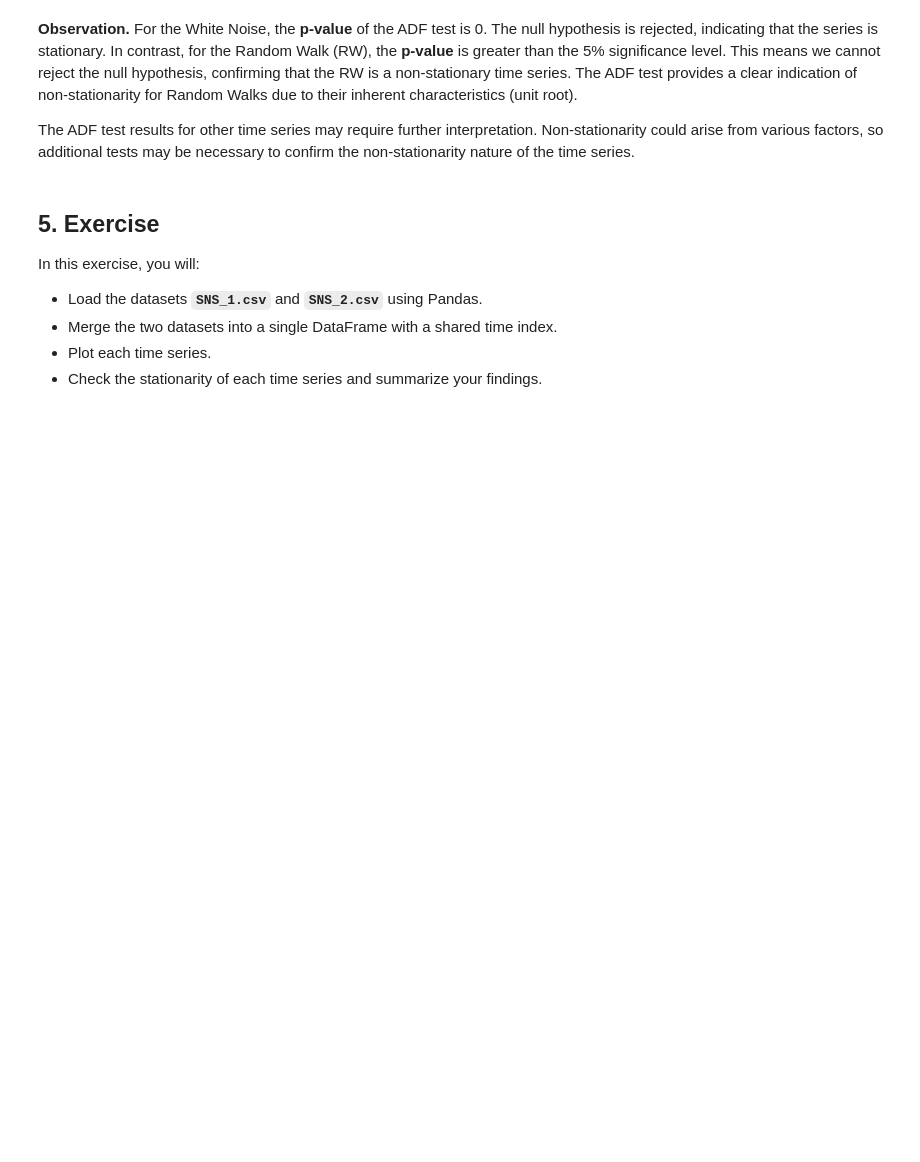
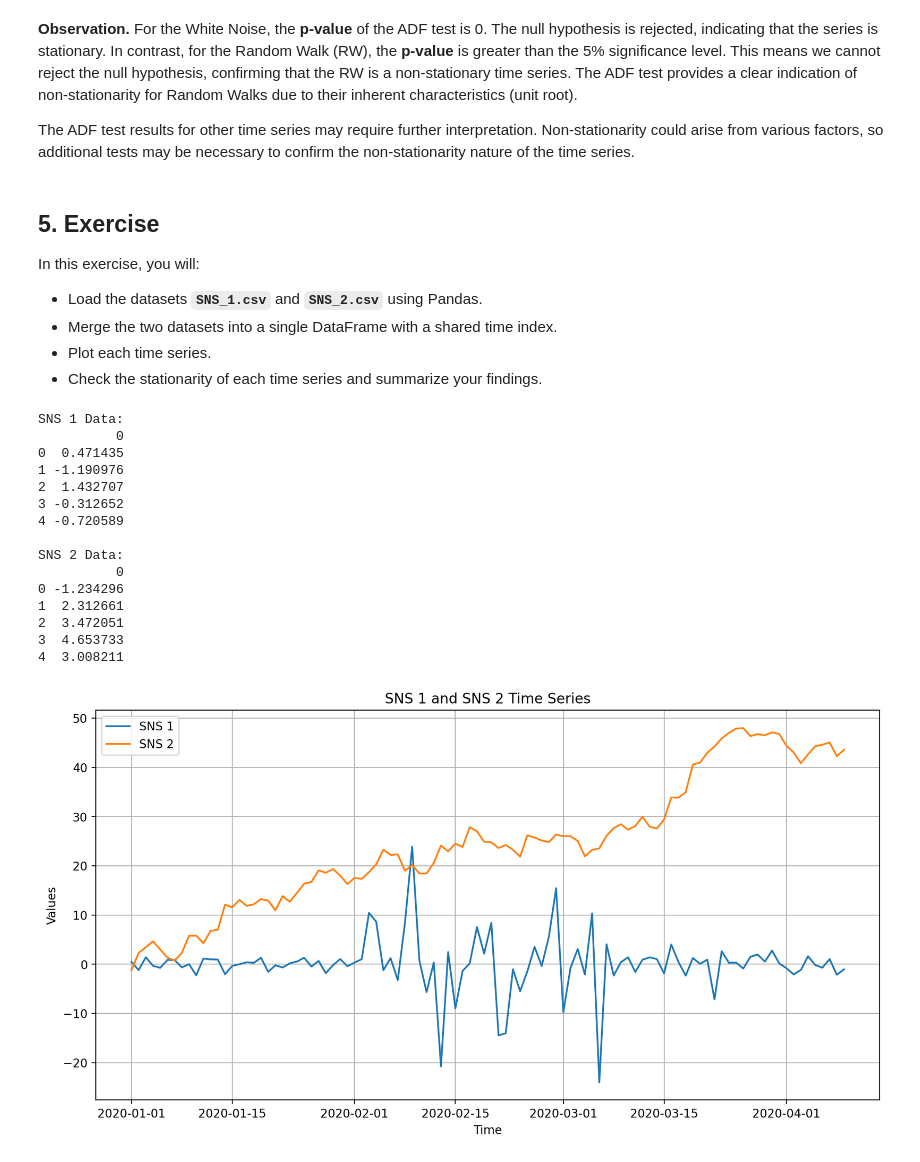
Before and after one commit to fuzoh/2025_AnSeqDa, a Jupyter notebook: lab2/Lab2_Questions.ipynb, the cells around one changed output. Saved outputs shown, nothing was run; the diff lists cells and outputs as text; code cells hidden in the pictures; blank space fills up the shorter version.

```diff
--- a/lab2/Lab2_Questions.ipynb
+++ b/lab2/Lab2_Questions.ipynb
@@ -391,3 +392,50 @@ In this exercise, you will:
 - Merge the two datasets into a single DataFrame with a shared time index.
 - Plot each time series.
 - Check the stationarity of each time series and summarize your findings.
+# %%
+# Load the datasets **`SNS_1.csv`** and **`SNS_2.csv`** using Pandas.
+sns_1 = pd.read_csv('SNS_1.csv')
+sns_2 = pd.read_csv('SNS_2.csv')
+# Display the first few rows of each dataset
+print("SNS 1 Data:")
+print(sns_1.head())
+print("\nSNS 2 Data:")
+print(sns_2.head())
+# Rename columns for clarity if necessary
+sns_1.columns = ['Value_1']
+sns_2.columns = ['Value_2']
+
+# Merge the two datasets into a single DataFrame with a shared time index. create the time index (there is no time column in the csv files)
+sns_1['Time'] = pd.date_range(start='2020-01-01', periods=len(sns_1), freq='D')
+sns_2['Time'] = pd.date_range(start='2020-01-01', periods=len(sns_2), freq='D')
+sns_1.set_index('Time', inplace=True)
+sns_2.set_index('Time', inplace=True)
+merged_sns = pd.merge(sns_1, sns_2, left_index=True, right_index=True, suffixes=('_1', '_2'))
+
+# Plot each time series.
+plt.figure(figsize=(12, 6))
+plt.plot(merged_sns.index, merged_sns['Value_1'], label='SNS 1', color='tab:blue')
+plt.plot(merged_sns.index, merged_sns['Value_2'], label='SNS 2', color='tab:orange')
+plt.title('SNS 1 and SNS 2 Time Series')
+plt.xlabel('Time')
+plt.ylabel('Values')
+plt.legend()
+plt.grid(True)
+plt.show()
+# %% [output]
+SNS 1 Data:
+          0
+0  0.471435
+1 -1.190976
+2  1.432707
+3 -0.312652
+4 -0.720589
+
+SNS 2 Data:
+          0
+0 -1.234296
+1  2.312661
+2  3.472051
+3  4.653733
+4  3.008211
+[figure, added]
```
Also changed, not shown: parts of 15 cells of this notebook, 3 other files.
